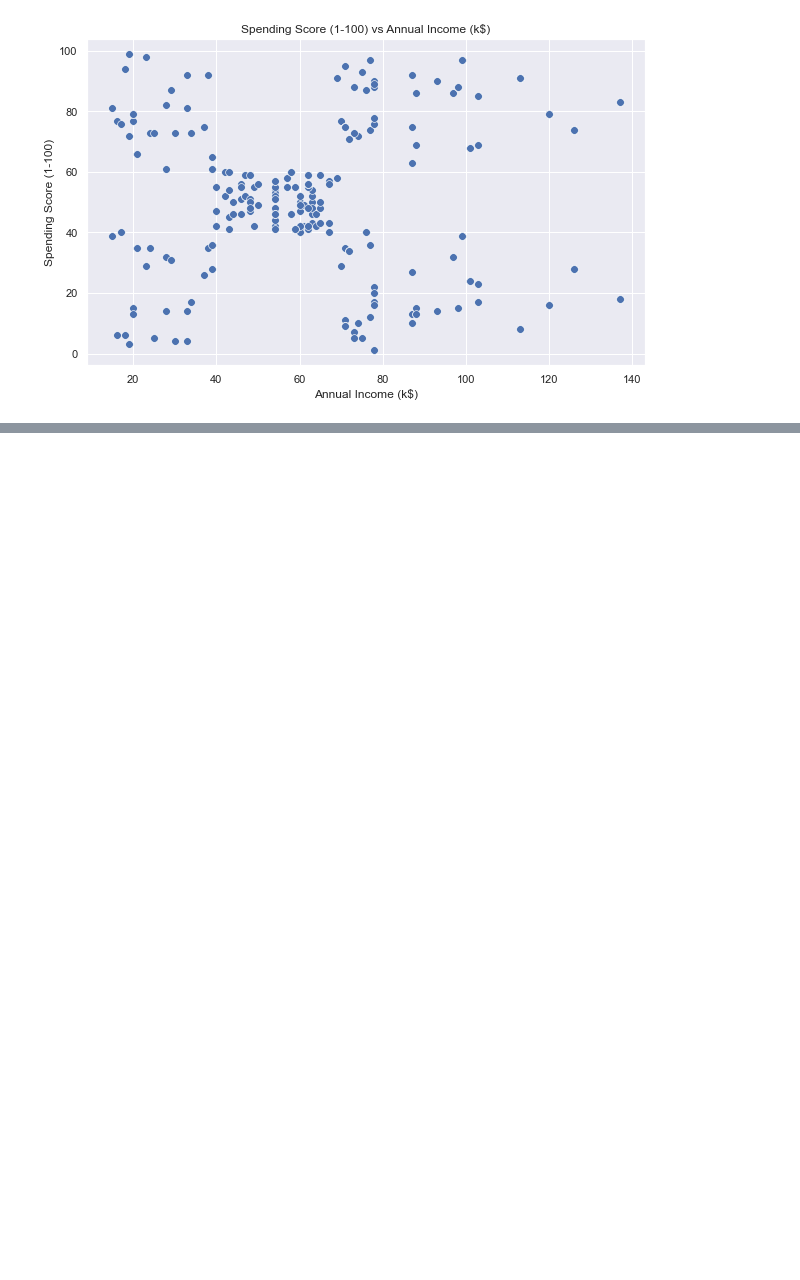
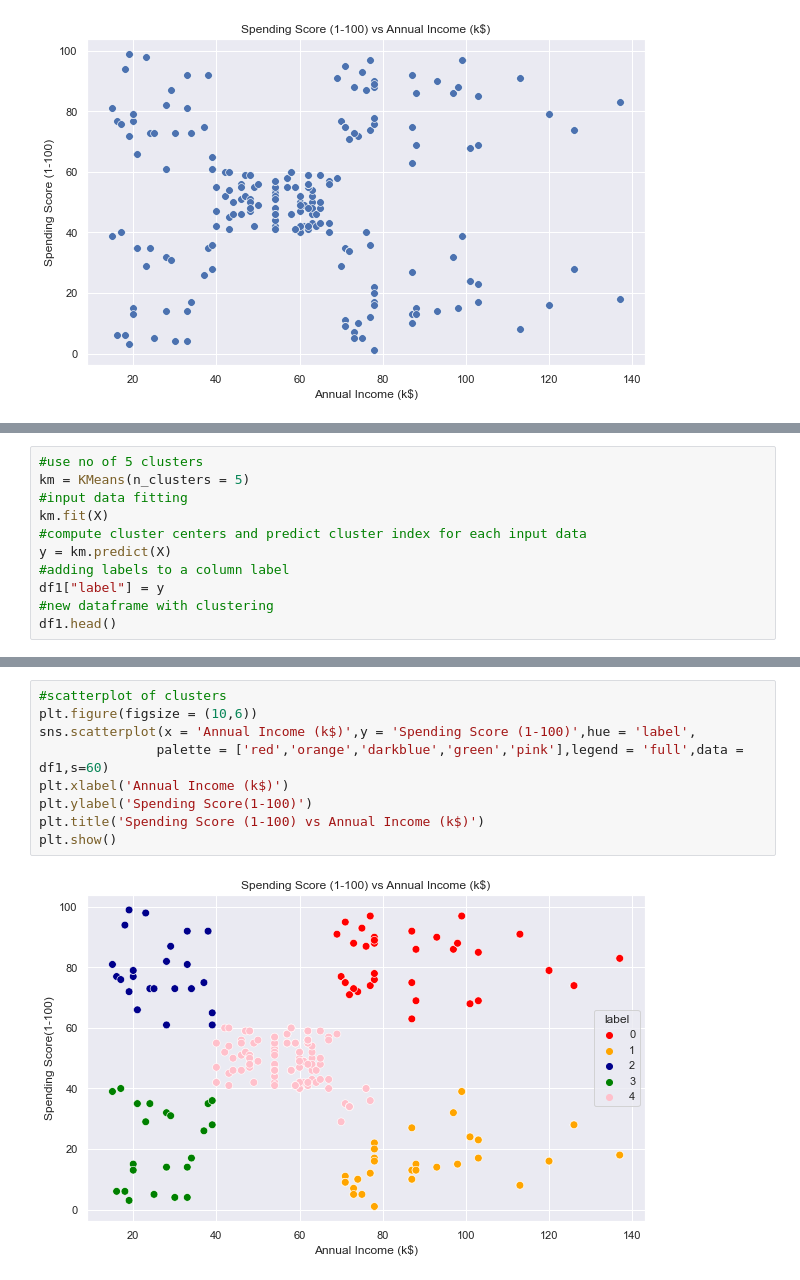
Before and after one commit to raveena69/ML-Assignment-2-G69, a Jupyter notebook: Python Code/Implemenation in Python.ipynb, the cells around one changed output, grey strips where cells are left out. Cells and saved outputs as stored; diff of their text form; blank space fills up the shorter version.

```diff
--- a/Python Code/Implemenation in Python.ipynb
+++ b/Python Code/Implemenation in Python.ipynb
@@ -90,0 +115,11 @@ plt.show()
+# %%
+#use no of 5 clusters
+km = KMeans(n_clusters = 5)
+#input data fitting
+km.fit(X)
+#compute cluster centers and predict cluster index for each input data
+y = km.predict(X)
+#adding labels to a column label
+df1["label"] = y
+#new dataframe with clustering
+df1.head()
@@ -90,0 +133,11 @@ plt.show()
+# %%
+#scatterplot of clusters
+plt.figure(figsize = (10,6))
+sns.scatterplot(x = 'Annual Income (k$)',y = 'Spending Score (1-100)',hue = 'label',
+               palette = ['red','orange','darkblue','green','pink'],legend = 'full',data = df1,s=60)
+plt.xlabel('Annual Income (k$)')
+plt.ylabel('Spending Score(1-100)')
+plt.title('Spending Score (1-100) vs Annual Income (k$)')
+plt.show()
+# %% [output]
+[figure, added]
```
Also changed, not shown: parts of 4 cells of this notebook.
